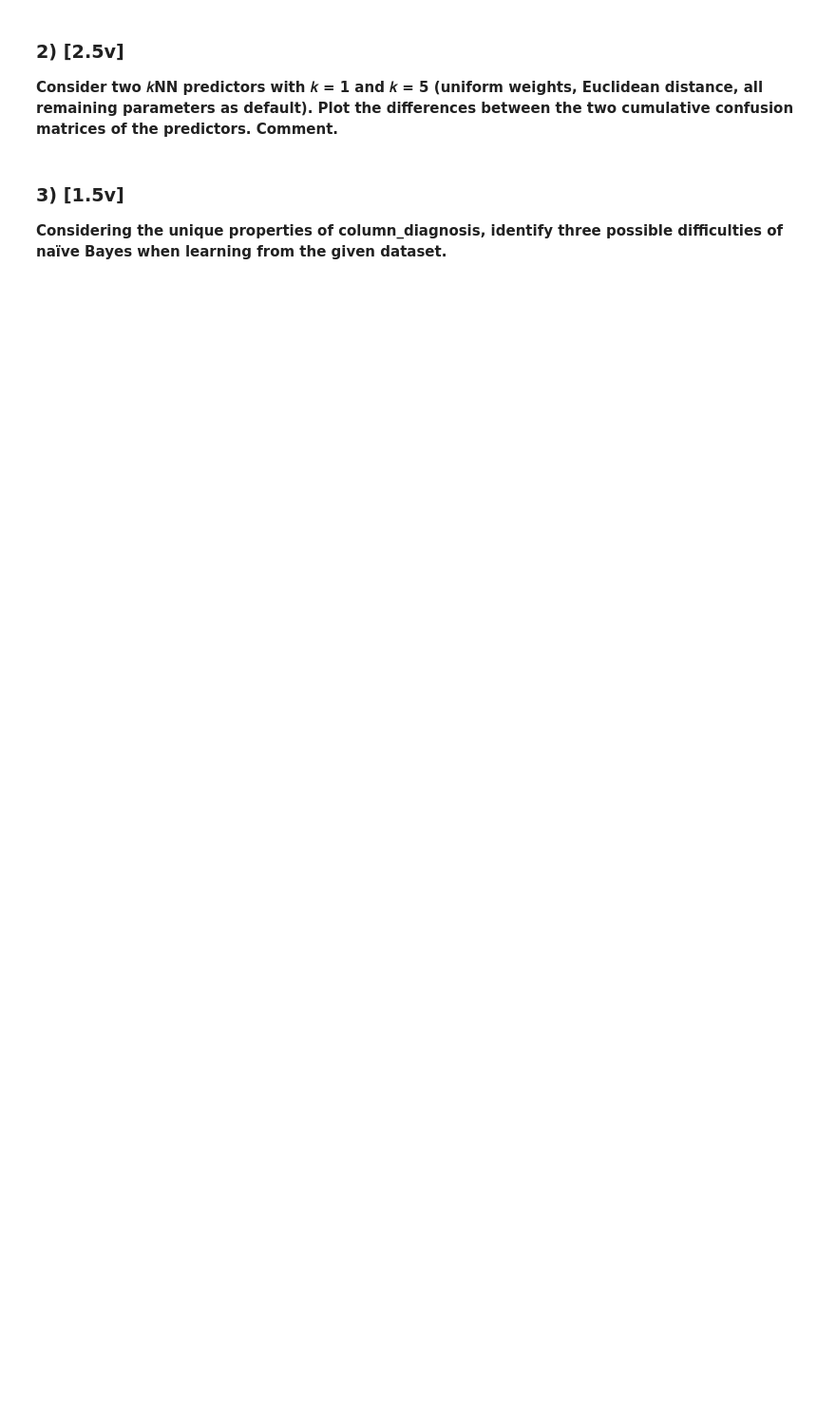
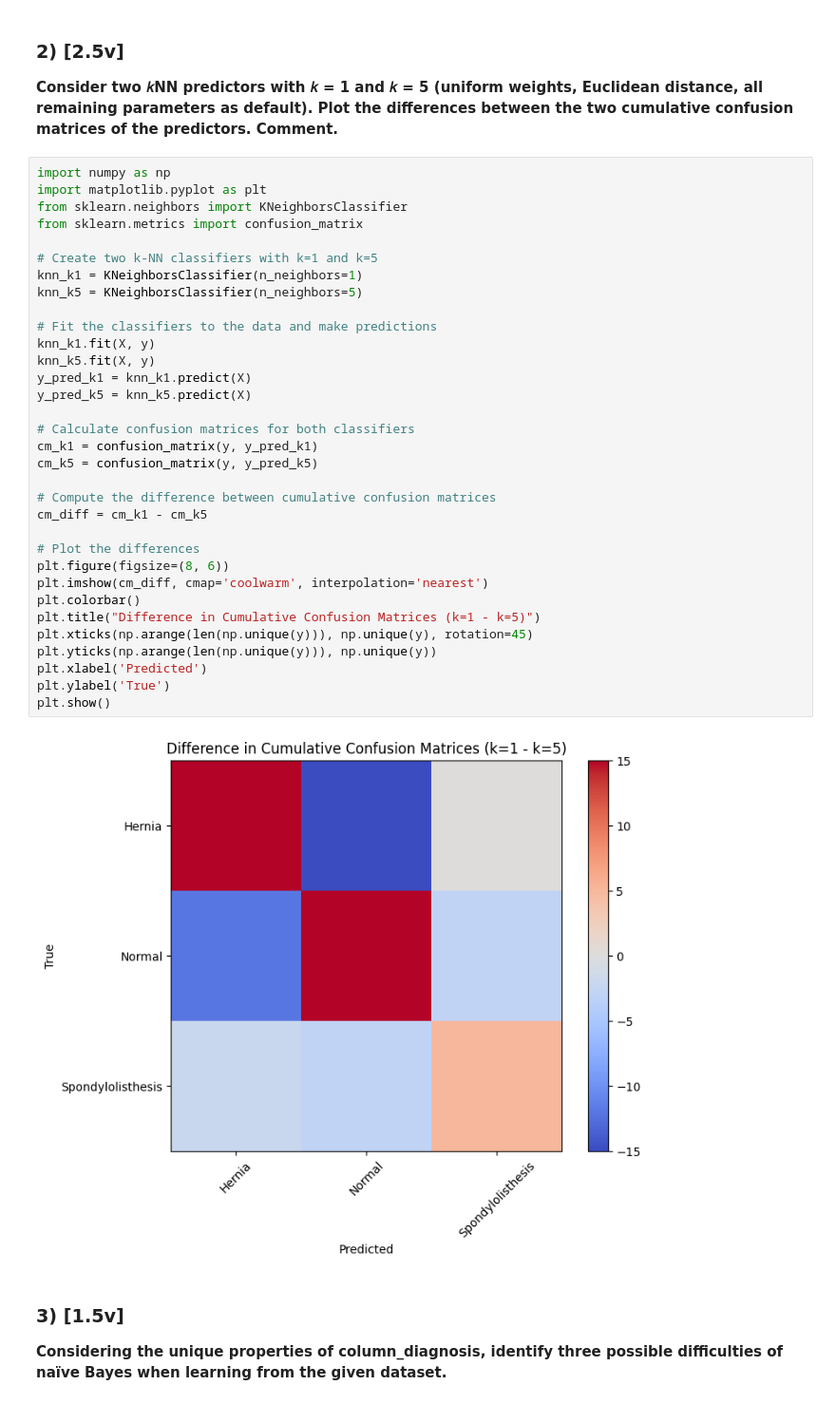
Before and after one commit to joanapeixinho/proj-APRE, a Jupyter notebook: src/hm2/HW2.ipynb, the cells around one changed output. Shown at 95% size. Drawn from its saved outputs; the diff is of its cells as text; blank space fills up the shorter version.

```diff
--- a/src/hm2/HW2.ipynb
+++ b/src/hm2/HW2.ipynb
@@ -184,6 +211,41 @@ plt.show()
 **Consider two 𝑘NN predictors with 𝑘 = 1 and 𝑘 = 5 (uniform weights, Euclidean distance,
 all remaining parameters as default). Plot the differences between the two cumulative confusion
 matrices of the predictors. Comment.**
+# %%
+import numpy as np
+import matplotlib.pyplot as plt
+from sklearn.neighbors import KNeighborsClassifier
+from sklearn.metrics import confusion_matrix
+
+# Create two k-NN classifiers with k=1 and k=5
+knn_k1 = KNeighborsClassifier(n_neighbors=1)
+knn_k5 = KNeighborsClassifier(n_neighbors=5)
+
+# Fit the classifiers to the data and make predictions
+knn_k1.fit(X, y)
+knn_k5.fit(X, y)
+y_pred_k1 = knn_k1.predict(X)
+y_pred_k5 = knn_k5.predict(X)
+
+# Calculate confusion matrices for both classifiers
+cm_k1 = confusion_matrix(y, y_pred_k1)
+cm_k5 = confusion_matrix(y, y_pred_k5)
+
+# Compute the difference between cumulative confusion matrices
+cm_diff = cm_k1 - cm_k5
+
+# Plot the differences
+plt.figure(figsize=(8, 6))
+plt.imshow(cm_diff, cmap='coolwarm', interpolation='nearest')
+plt.colorbar()
+plt.title("Difference in Cumulative Confusion Matrices (k=1 - k=5)")
+plt.xticks(np.arange(len(np.unique(y))), np.unique(y), rotation=45)
+plt.yticks(np.arange(len(np.unique(y))), np.unique(y))
+plt.xlabel('Predicted')
+plt.ylabel('True')
+plt.show()
+# %% [output]
+[figure, added]
 # %% [markdown]
 ### 3) [1.5v]
 
```
Also changed, not shown: parts of 2 cells of this notebook.
